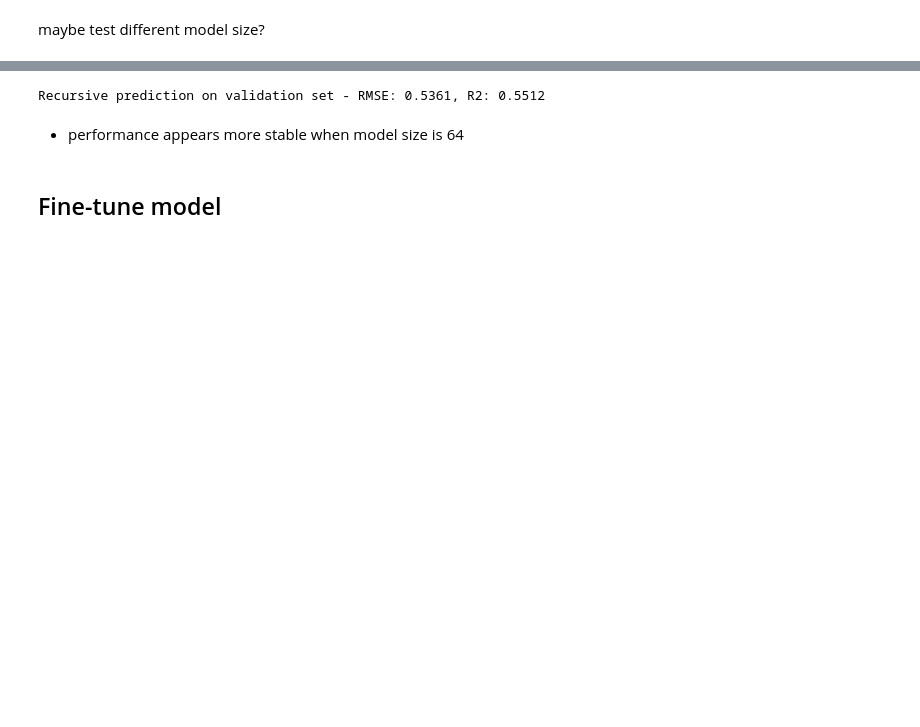
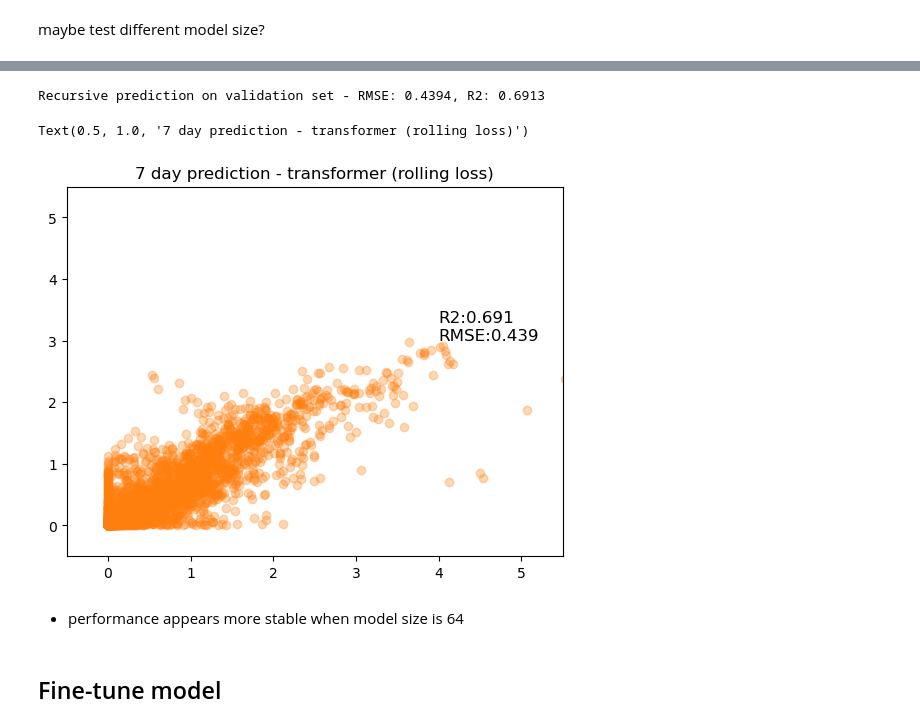
Before and after one commit to PinaColadast/eth-capstone-treewater-deficit, a Jupyter notebook: 04_Transformer_training_7.ipynb, the cells around one changed output, grey strips where cells are left out. Drawn from its saved outputs; the diff is of its cells as text; code cells hidden in the pictures; blank space fills up the shorter version.

```diff
--- a/04_Transformer_training_7.ipynb
+++ b/04_Transformer_training_7.ipynb
@@ -675,9 +605,18 @@ label_window_size=1, shift=1, config=config, batch_size=128)
 # %%
 rmse_at= root_mean_squared_error(utils.clip_and_inverse_log2_transform(y_val_at), utils.clip_and_inverse_log2_transform(y_pred_val_at))
 r2_at = r2_score(utils.clip_and_inverse_log2_transform(y_val_at), utils.clip_and_inverse_log2_transform(y_pred_val_at))
-print(f"Recursive prediction on validation set - RMSE: {rmse_recursive:.4f}, R2: {r2_recursive:.4f}")
+print(f"Recursive prediction on validation set - RMSE: {rmse_at:.4f}, R2: {r2_at:.4f}")
+
+plt.scatter(utils.clip_and_inverse_log2_transform(y_val_at), utils.clip_and_inverse_log2_transform(y_pred_val_at), alpha=0.3, color = "tab:orange")
+plt.text(x=4, y = 3, s = f"RMSE:{rmse_at:.3f}", fontsize = 12)
+plt.text(x= 4, y = 3.3, s=f"R2:{r2_at:.3f}", fontsize = 12)
+plt.xlim(-0.5,5.5)
+plt.ylim(-0.5, 5.5)
+plt.title("7 day prediction - transformer (rolling loss)")
 # %% [output]
-Recursive prediction on validation set - RMSE: 0.5361, R2: 0.5512
+Recursive prediction on validation set - RMSE: 0.4394, R2: 0.6913
+Text(0.5, 1.0, '7 day prediction - transformer (rolling loss)')
+[figure, added]
 # %% [markdown]
 - performance appears more stable when model size is 64
 # %%
```
Also changed, not shown: parts of 15 cells of this notebook, 43 other files.
